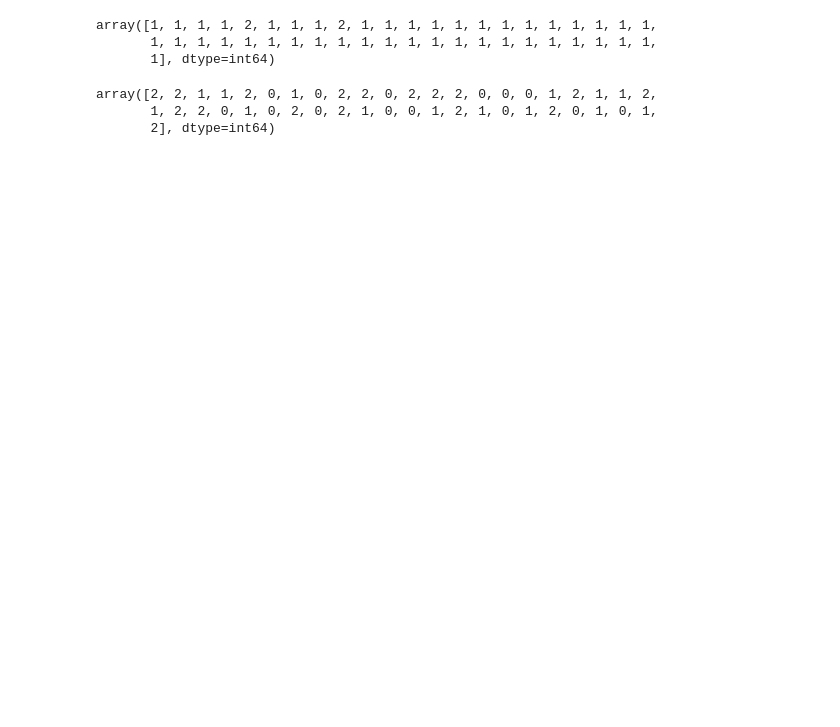
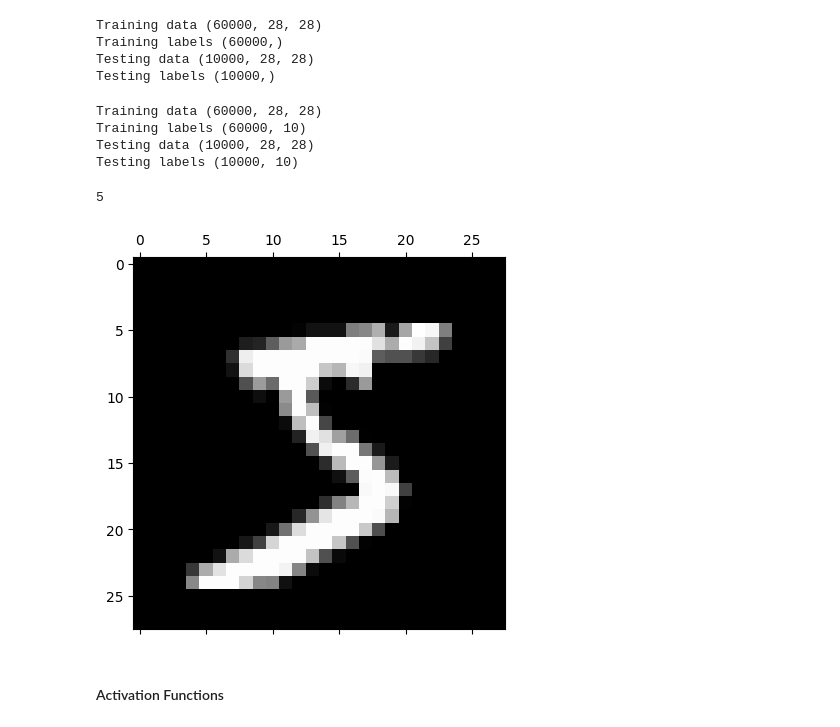
Before and after one commit to Saran416/nnfs, a Jupyter notebook: nnfs.ipynb, the cells around one changed output. Drawn from its saved outputs; the diff is of its cells as text; code cells hidden in the pictures; blank space fills up the shorter version.

```diff
--- a/nnfs.ipynb
+++ b/nnfs.ipynb
@@ -142,12 +0,0 @@ y_pred.shape
-# %%
-y_pred.argmax(axis=1)
-# %% [output]
-array([1, 1, 1, 1, 2, 1, 1, 1, 2, 1, 1, 1, 1, 1, 1, 1, 1, 1, 1, 1, 1, 1,
-       1, 1, 1, 1, 1, 1, 1, 1, 1, 1, 1, 1, 1, 1, 1, 1, 1, 1, 1, 1, 1, 1,
-       1], dtype=int64)
-# %%
-y_test.values.argmax(axis=1)
-# %% [output]
-array([2, 2, 1, 1, 2, 0, 1, 0, 2, 2, 0, 2, 2, 2, 0, 0, 0, 1, 2, 1, 1, 2,
-       1, 2, 2, 0, 1, 0, 2, 0, 2, 1, 0, 0, 1, 2, 1, 0, 1, 2, 0, 1, 0, 1,
-       2], dtype=int64)
@@ -153,0 +10,64 @@ array([2, 2, 1, 1, 2, 0, 1, 0, 2, 2, 0, 2, 2, 2, 0, 0, 0, 1, 2, 1, 1, 2,
+# %%
+mnist_trainset = datasets.MNIST(root='./data', train=True, download=True, transform=None)
+mnist_testset = datasets.MNIST(root='./data', train=False, download=True, transform=None)
+
+#Training data
+mnist_traindata = mnist_trainset.data.numpy()
+mnist_trainlabel = mnist_trainset.targets.numpy()
+print("Training data",mnist_traindata.shape)
+print("Training labels",mnist_trainlabel.shape)
+
+#Testing data
+mnist_testdata = mnist_testset.data.numpy()
+mnist_testlabel = mnist_testset.targets.numpy()
+print("Testing data",mnist_testdata.shape)
+print("Testing labels",mnist_testlabel.shape)
+# %% [output]
+Training data (60000, 28, 28)
+Training labels (60000,)
+Testing data (10000, 28, 28)
+Testing labels (10000,)
+# %%
+##################################################
+import torchvision.datasets as datasets
+mnist_trainset = datasets.MNIST(root='./data', train=True, download=False, transform=None)
+mnist_testset = datasets.MNIST(root='./data', train=False, download=False, transform=None)
+
+
+# one hot encoding
+def one_hot_encode(labels, num_classes):
+    one_hot_labels = np.zeros((labels.size, num_classes))
+    one_hot_labels[np.arange(labels.size), labels] = 1
+    return one_hot_labels
+
+#Training data
+mnist_traindata = mnist_trainset.data.numpy()
+mnist_trainlabel = mnist_trainset.targets.numpy()
+
+mnist_trainlabel = one_hot_encode(mnist_trainlabel, 10)
+
+print("Training data",mnist_traindata.shape)
+print("Training labels",mnist_trainlabel.shape)
+
+#Testing data
+mnist_testdata = mnist_testset.data.numpy()
+mnist_testlabel = mnist_testset.targets.numpy()
+
+mnist_testlabel = one_hot_encode(mnist_testlabel, 10)
+
+print("Testing data",mnist_testdata.shape)
+print("Testing labels",mnist_testlabel.shape)
+# %% [output]
+Training data (60000, 28, 28)
+Training labels (60000, 10)
+Testing data (10000, 28, 28)
+Testing labels (10000, 10)
+# %%
+i = 0
+plt.matshow(mnist_traindata[i], cmap='gray')
+np.argmax(mnist_trainlabel[i])
+# %% [output]
+5
+[figure, added]
+# %% [markdown]
+#### Activation Functions
```
Also changed, not shown: parts of 16 cells of this notebook, 2 other files.
